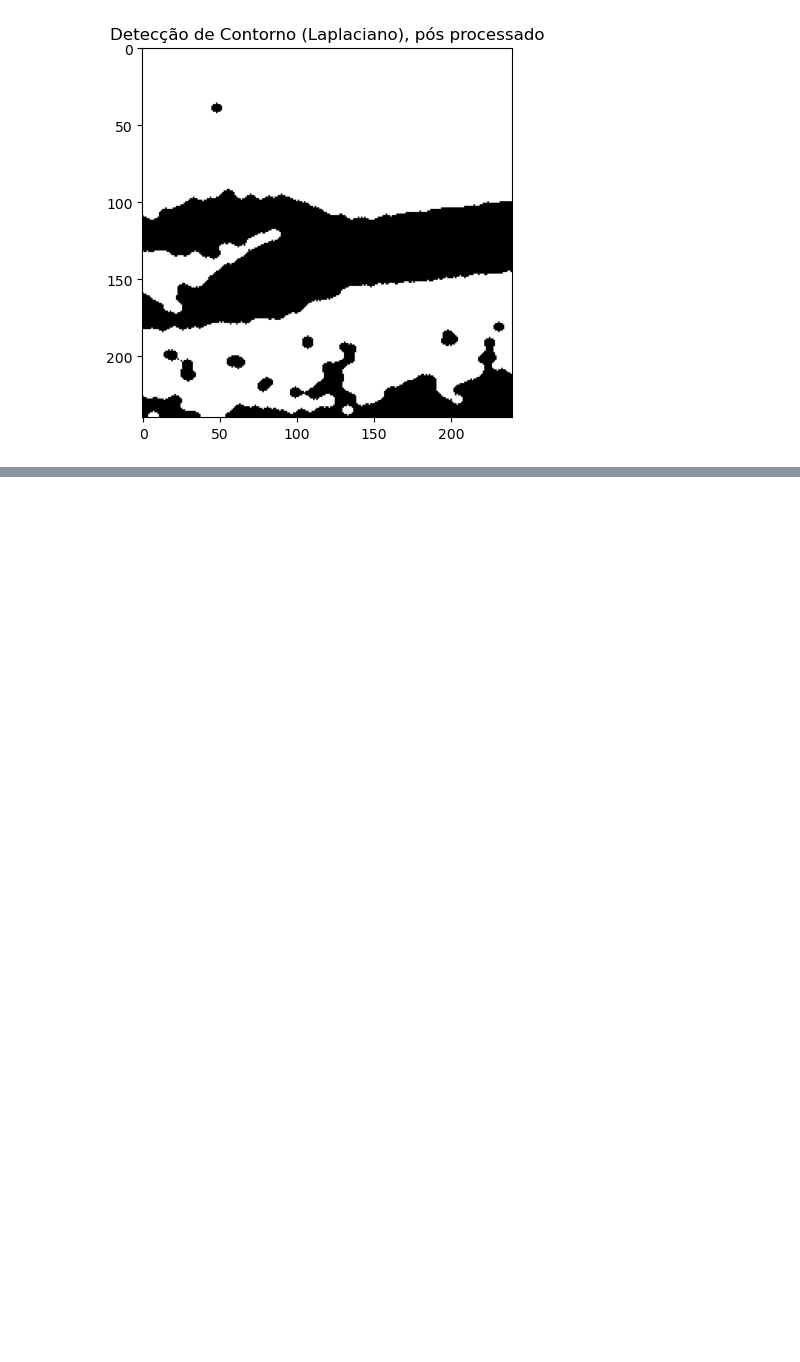
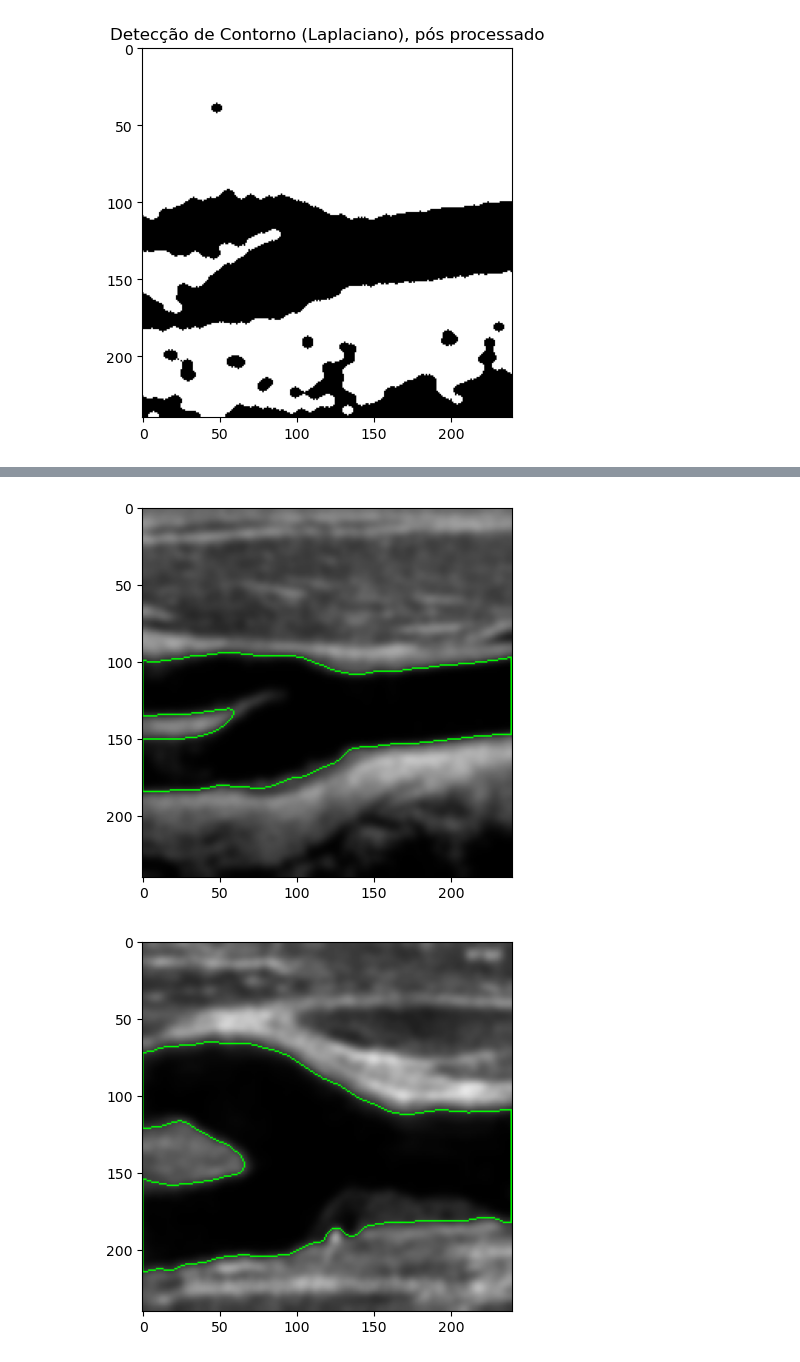
Before and after one commit to LaKHamote/segmentacao_cardiovascular, a Jupyter notebook: main.ipynb, the cells around one changed output, grey strips where cells are left out. Cells and saved outputs as stored; diff of their text form; code cells hidden in the pictures; blank space fills up the shorter version.

```diff
--- a/main.ipynb
+++ b/main.ipynb
@@ -183,0 +168,37 @@ plt.show()
+# %%
+def segment(image, contour):
+    segmentation = chan_vese(image, mu=0.25, lambda1=1, lambda2=1, max_num_iter=100, tol=1e-3)
+    segmentation_binary = (segmentation * 255).astype(np.uint8)
+    contours, hierarchy = cv2.findContours(segmentation_binary, cv2.RETR_TREE, cv2.CHAIN_APPROX_SIMPLE)
+    image = cv2.cvtColor(image, cv2.COLOR_GRAY2BGR)
+    cv2.drawContours(image, contours, contour, (0,255,0), 1)
+
+    return image
+# %%
+image = READ('tatiana.png')
+saida = segment(blurred(image, 15),2)
+plt.imshow(saida, cmap="gray")
+plt.show()
+
+image = READ('image5.png')
+saida = segment(blurred(image, 15), 4)
+plt.imshow(saida, cmap="gray")
+plt.show()
+
+image = READ('image3.png')
+saida = segment(blurred(image, 15), 6)
+plt.imshow(saida, cmap="gray")
+plt.show()
+
+image = READ('image2.png')
+saida = segment(blurred(image, 15), 9)
+plt.imshow(saida, cmap="gray")
+plt.show()
+
+image = READ('image4.png')
+saida = segment(blurred(image, 15), 2)
+plt.imshow(saida, cmap="gray")
+plt.show()
+# %% [output]
+[figure, added]
+[figure, added]
```
Also changed, not shown: parts of 6 cells of this notebook, 5 other files.
